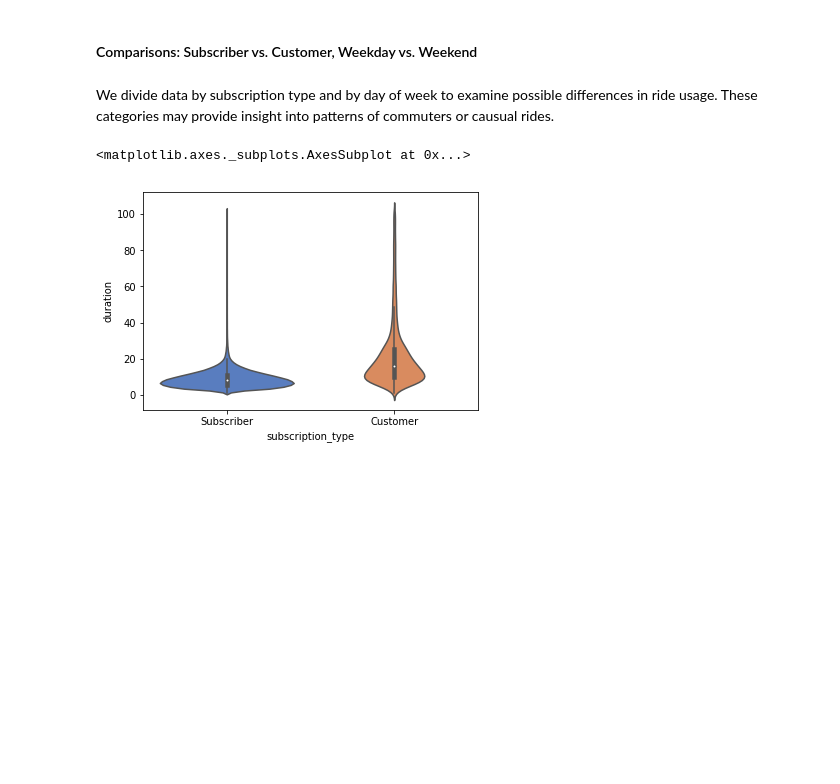
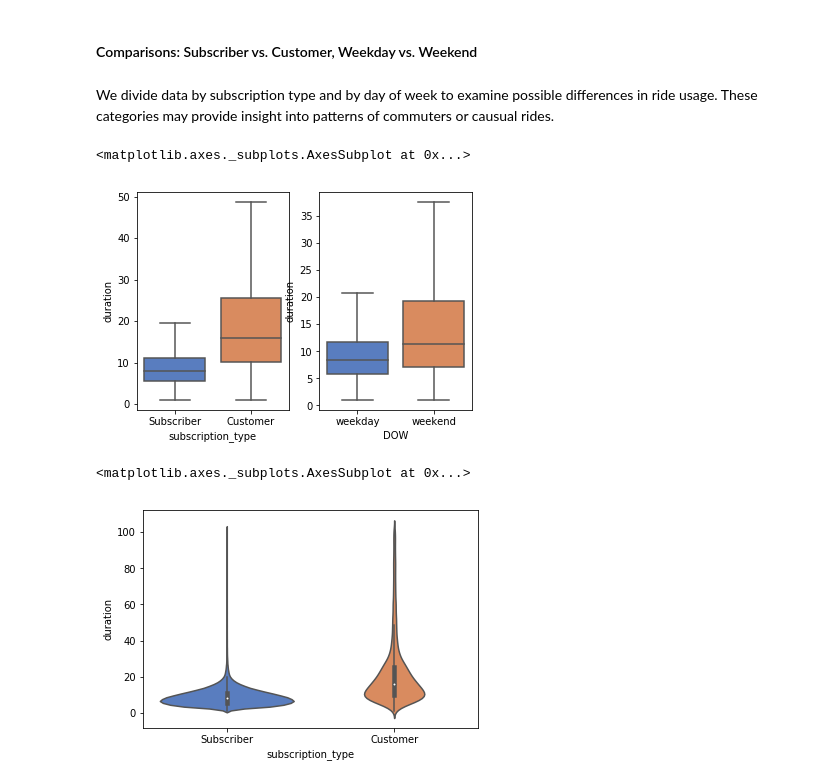
Before and after one commit to jslaga/SpringboardDSC, a Jupyter notebook: Capstone1/Capstone.ipynb, the cells around one changed output. Saved outputs shown, nothing was run; the diff lists cells and outputs as text; code cells hidden in the pictures; blank space fills up the shorter version.

```diff
--- a/Capstone1/Capstone.ipynb
+++ b/Capstone1/Capstone.ipynb
@@ -260,6 +275,15 @@ The mean is now 10.652207 and the std is 9.414143. After the removal of the outl
 #### Comparisons: Subscriber vs. Customer, Weekday vs. Weekend
 # %% [markdown]
 We divide data by subscription type and by day of week to examine possible differences in ride usage. These categories may provide insight into patterns of commuters or causual rides.
+# %%
+plt.subplot(1, 2, 1)
+sb.boxplot(x='subscription_type', y='duration', data=sf_trips_clean, palette="muted", showfliers=False)
+
+plt.subplot(1, 2, 2)
+sb.boxplot(x='DOW', y='duration', data=sf_trips_clean, palette="muted", showfliers=False)
+# %% [output]
+<matplotlib.axes._subplots.AxesSubplot at 0x...>
+[figure, added]
 # %%
 sb.violinplot(x='subscription_type', y='duration', data=sf_trips_clean, palette="muted", showfliers=False)
 # %% [output]
```
Also changed, not shown: parts of 9 cells of this notebook.
